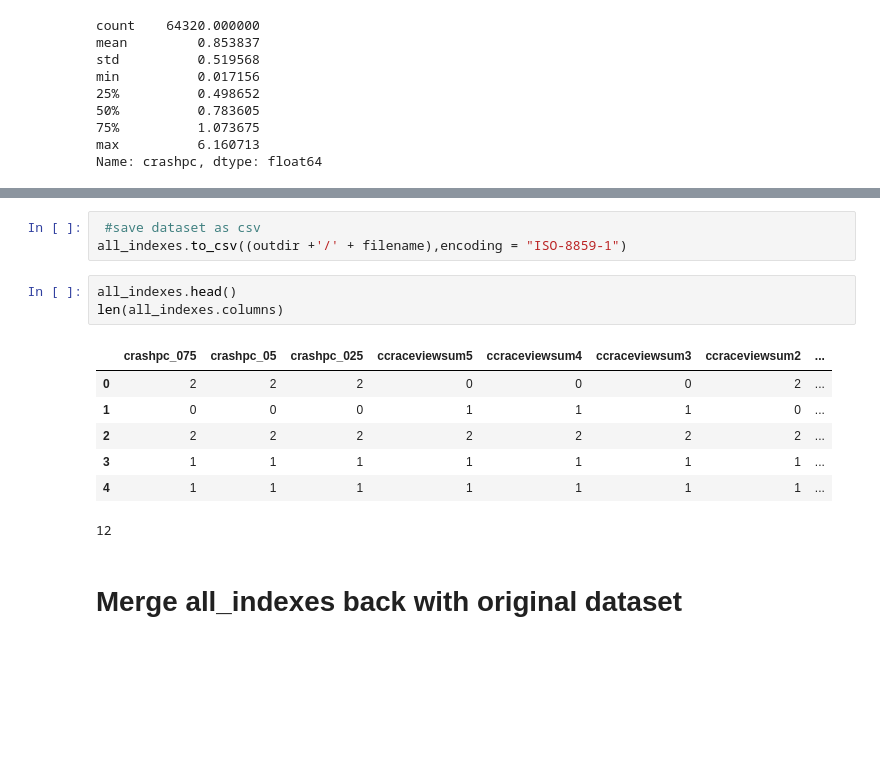
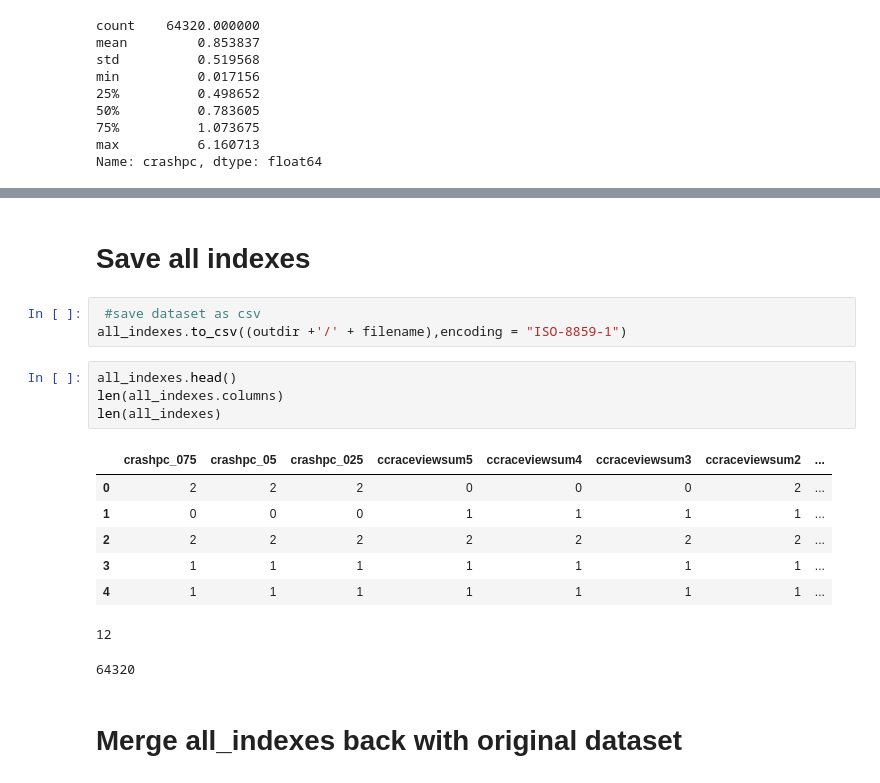
Before and after one commit to kperkins411/VoterAnalysis, a Jupyter notebook: VA_RandomForest_regid_31.ipynb, the cells around one changed output, grey strips where cells are left out. Cells and saved outputs as stored; diff of their text form; blank space fills up the shorter version.

```diff
--- a/VA_RandomForest_regid_31.ipynb
+++ b/VA_RandomForest_regid_31.ipynb
@@ -916,17 +903,21 @@ Got 51627 right out of 64320 samples, Accuracy is 80.26585820895522 percent
+# %% [markdown]
+# Save all indexes
 # %%
  #save dataset as csv
 all_indexes.to_csv((outdir +'/' + filename),encoding = "ISO-8859-1")
 # %%
 all_indexes.head()
 len(all_indexes.columns)
+len(all_indexes)
 # %% [output]
 |  | crashpc_075 | crashpc_05 | crashpc_025 | ccraceviewsum5 | ccraceviewsum4 | ccraceviewsum3 | ccraceviewsum2 | ... |
 | 0 | 2 | 2 | 2 | 0 | 0 | 0 | 2 | ... |
-| 1 | 0 | 0 | 0 | 1 | 1 | 1 | 0 | ... |
+| 1 | 0 | 0 | 0 | 1 | 1 | 1 | 1 | ... |
 | 2 | 2 | 2 | 2 | 2 | 2 | 2 | 2 | ... |
 | 3 | 1 | 1 | 1 | 1 | 1 | 1 | 1 | ... |
 | 4 | 1 | 1 | 1 | 1 | 1 | 1 | 1 | ... |
 12
+64320
 # %% [markdown]
 # Merge all_indexes back with original dataset
 # %%
```
Also changed, not shown: parts of 55 cells of this notebook, 3 other files.
